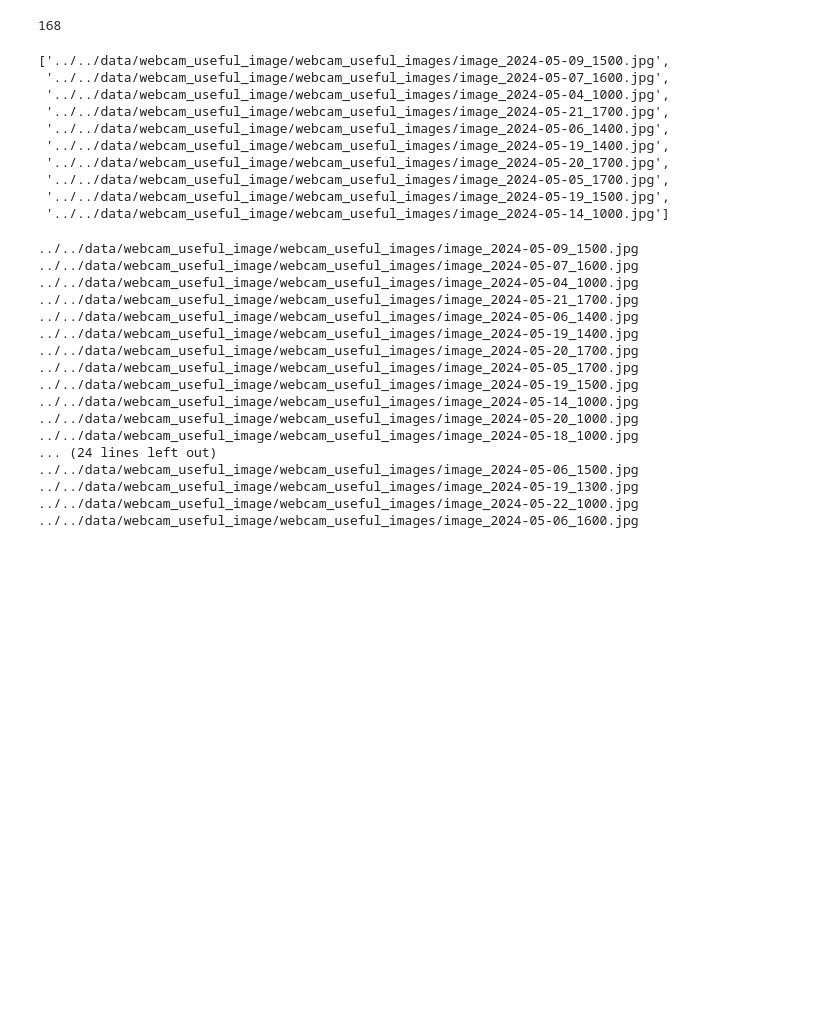
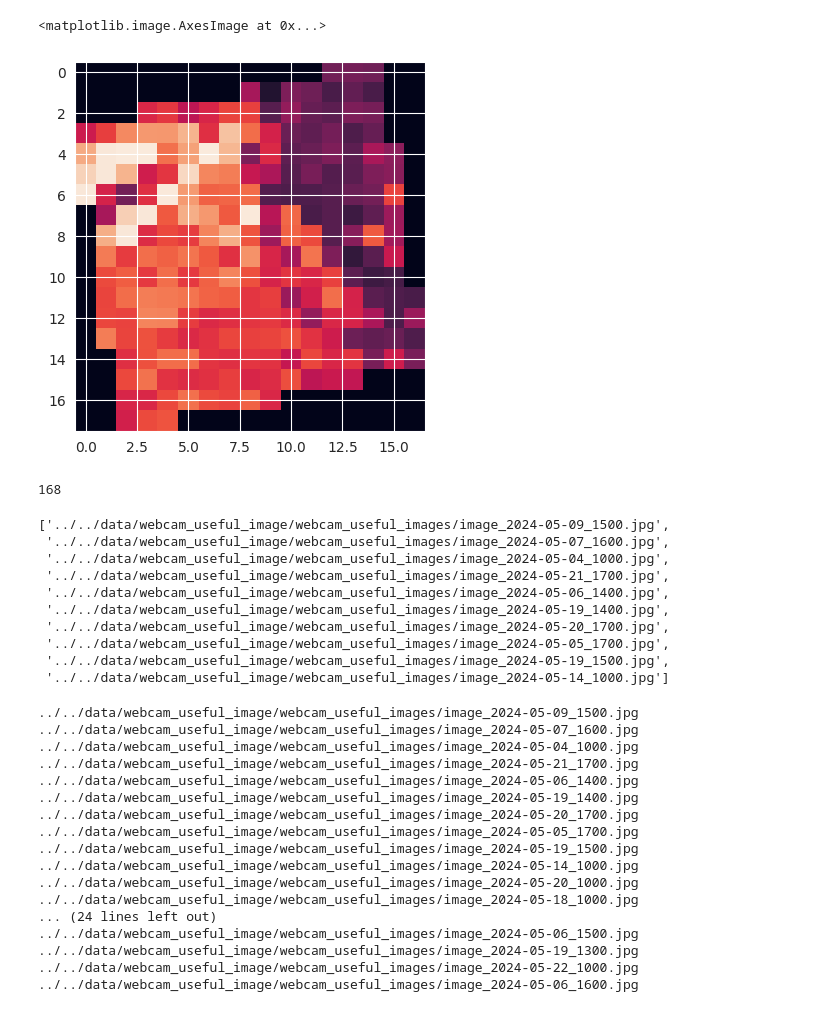
Before and after one commit to pawel21/Computer_vision_for_MAGIC, a Jupyter notebook: notebooks/test_ann_detection_on_single_mirrors.ipynb, the cells around one changed output. Cells and saved outputs as stored; diff of their text form; code cells hidden in the pictures; blank space fills up the shorter version.

```diff
--- a/notebooks/test_ann_detection_on_single_mirrors.ipynb
+++ b/notebooks/test_ann_detection_on_single_mirrors.ipynb
@@ -21,3 +40,8 @@ from mirror_extractor import MirrorExtractor
+# %%
+plt.imshow(crop)
+# %% [output]
+<matplotlib.image.AxesImage at 0x...>
+[figure, added]
 # %%
 def extract_one_mirror_from_images(img_path_list, mirror_id, extractor):
     mirror_list = []
```
Also changed, not shown: parts of 5 cells of this notebook, 1 other file.
